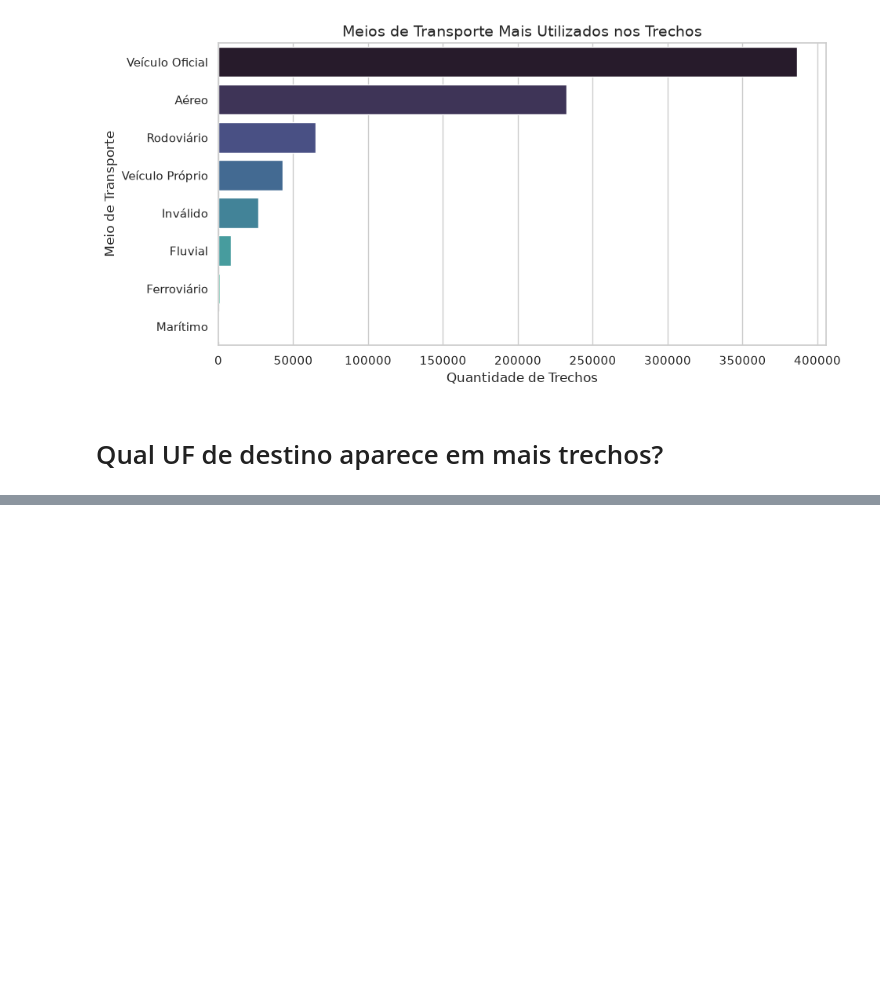
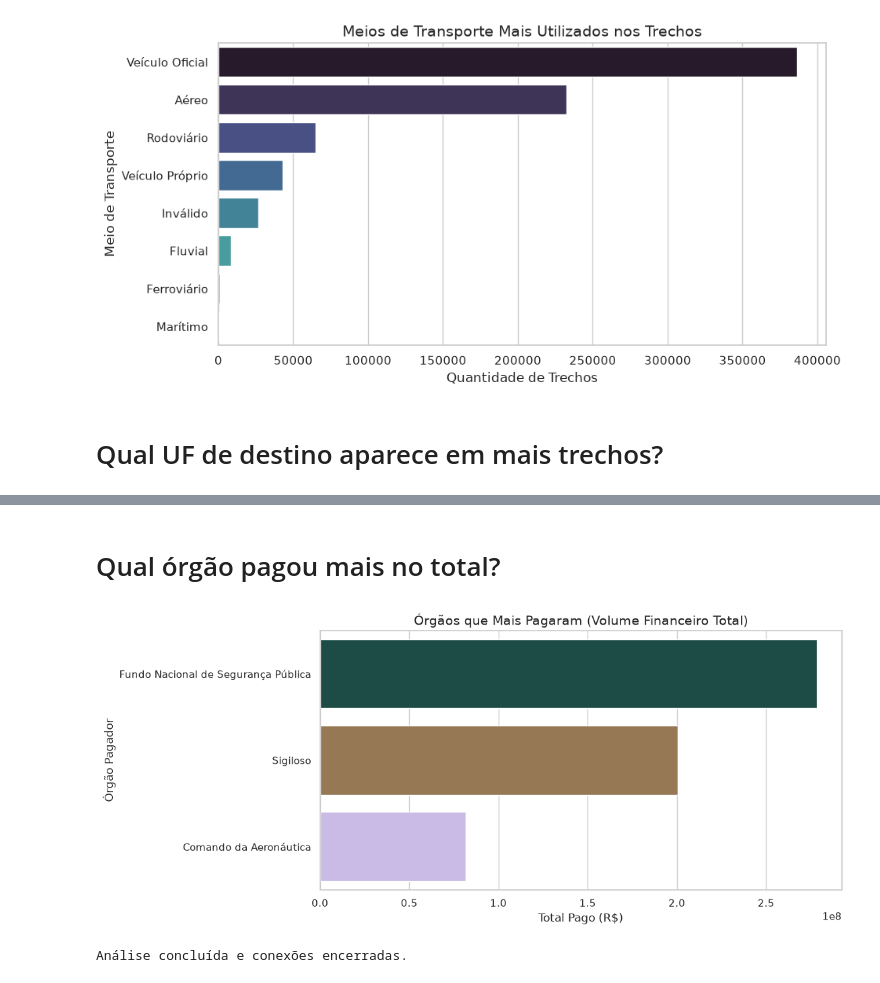
Before and after one commit to julio-cf/Projeto_Modulo_1, a Jupyter notebook: scripts/3_analise.ipynb, the cells around one changed output, grey strips where cells are left out. Drawn from its saved outputs; the diff is of its cells as text; code cells hidden in the pictures; blank space fills up the shorter version.

```diff
--- a/scripts/3_analise.ipynb
+++ b/scripts/3_analise.ipynb
@@ -181,0 +177,33 @@ plt.show()
+# %% [markdown]
+# Qual órgão pagou mais no total?
+# %%
+query_q7 = """
+    SELECT nome_orgao_pagador,
+    SUM(valor) AS total_pago
+    FROM silver_pagamento
+    WHERE nome_orgao_pagador IS NOT NULL
+    GROUP BY nome_orgao_pagador
+    ORDER BY total_pago DESC
+    LIMIT 3
+"""
+
+banco.executar(conexao, "DROP VIEW IF EXISTS gold_vw_orgao_maior_pagador")
+banco.executar(conexao, "DROP TABLE IF EXISTS gold_orgao_maior_pagador")
+
+banco.executar(conexao, f"CREATE VIEW gold_vw_orgao_maior_pagador AS {query_q7}")
+banco.executar(conexao, f"CREATE TABLE gold_orgao_maior_pagador AS {query_q7}")
+
+df_q7 = pd.read_sql(query_q7, conexao)
+plt.figure(figsize=(10, 5))
+sns.barplot(data=df_q7, y='nome_orgao_pagador', x='total_pago', palette='cubehelix')
+plt.title('Órgãos que Mais Pagaram (Volume Financeiro Total)', fontsize=14)
+plt.xlabel('Total Pago (R$)')
+plt.ylabel('Órgão Pagador')
+plt.show()
+# %% [output]
+[figure, added]
+# %%
+conexao.close()
+print("Análise concluída e conexões encerradas.")
+# %% [output]
+Análise concluída e conexões encerradas.
```
Also changed, not shown: parts of 3 cells of this notebook.
